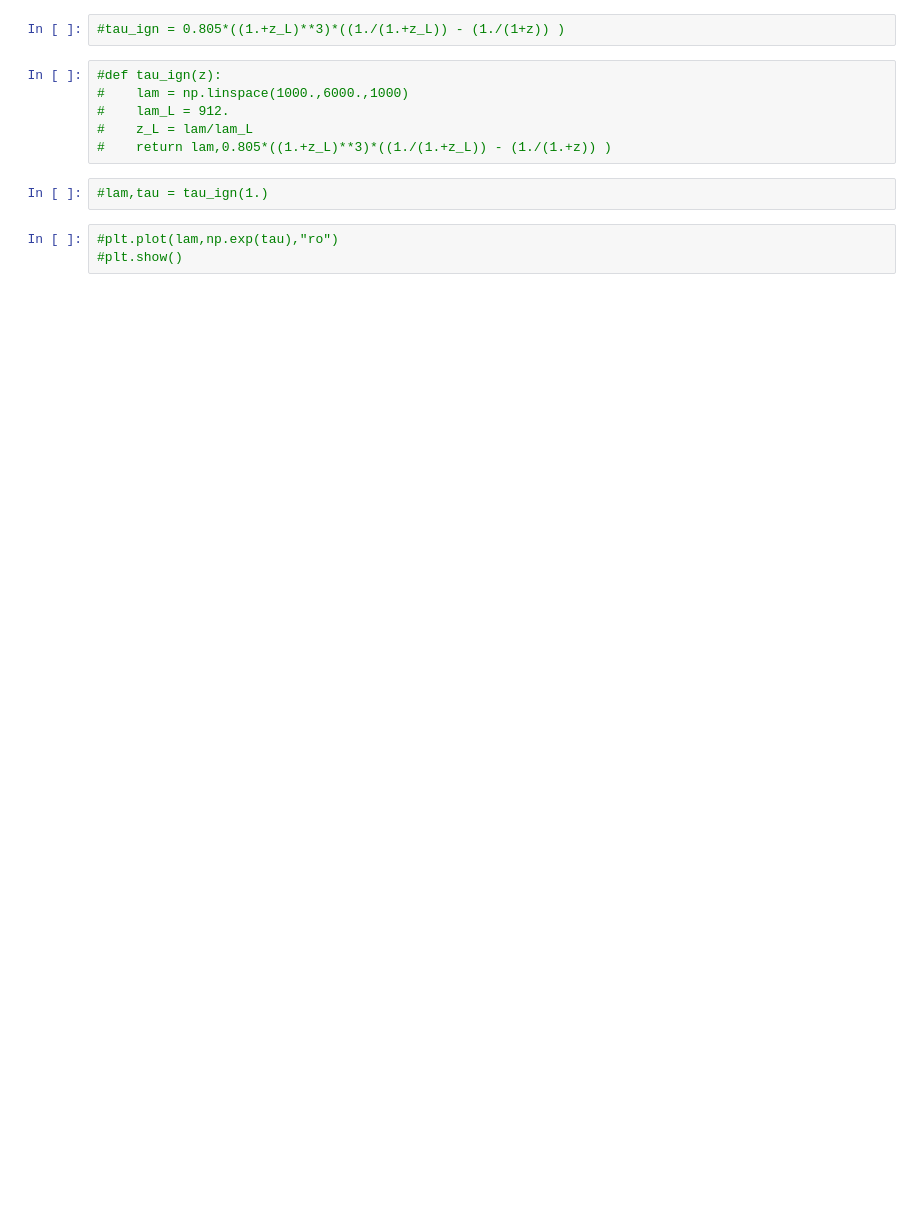
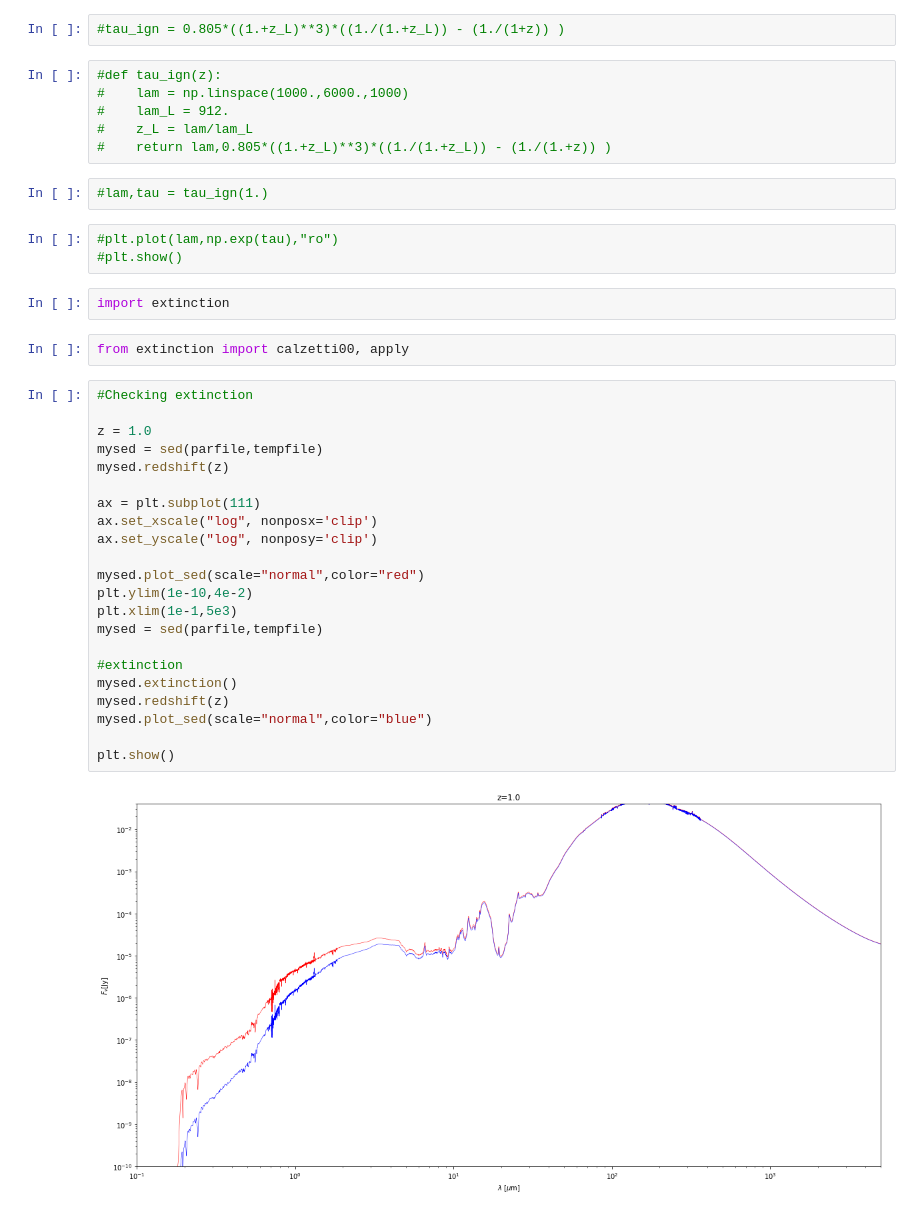
Before and after one commit to cpvargas/sed_research, a Jupyter notebook: library_prototype-2-main.ipynb, the cells around one changed output. Saved outputs shown, nothing was run; the diff lists cells and outputs as text; blank space fills up the shorter version.

```diff
--- a/library_prototype-2-main.ipynb
+++ b/library_prototype-2-main.ipynb
@@ -371,3 +400,31 @@ print datetime.now() - startTime
 # %%
 #plt.plot(lam,np.exp(tau),"ro")
 #plt.show()
+# %%
+import extinction
+# %%
+from extinction import calzetti00, apply
+# %%
+#Checking extinction
+
+z = 1.0
+mysed = sed(parfile,tempfile)
+mysed.redshift(z)
+
+ax = plt.subplot(111)
+ax.set_xscale("log", nonposx='clip')
+ax.set_yscale("log", nonposy='clip')
+
+mysed.plot_sed(scale="normal",color="red")
+plt.ylim(1e-10,4e-2)
+plt.xlim(1e-1,5e3)
+mysed = sed(parfile,tempfile)
+
+#extinction
+mysed.extinction()
+mysed.redshift(z)
+mysed.plot_sed(scale="normal",color="blue")
+
+plt.show()
+# %% [output]
+[figure, added]
```
Also changed, not shown: parts of 6 cells of this notebook.
